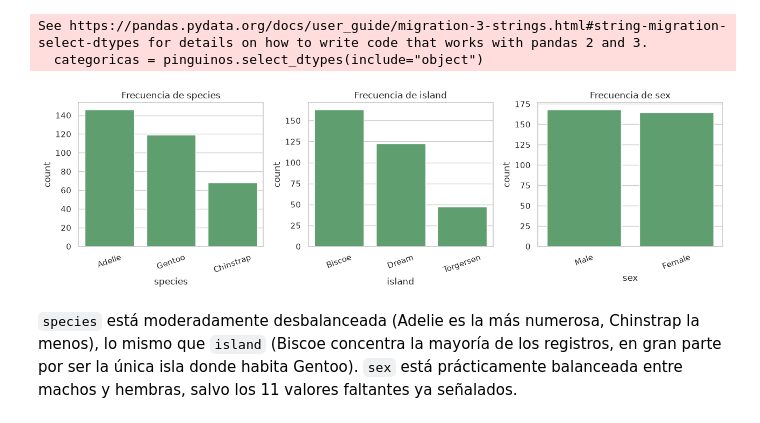
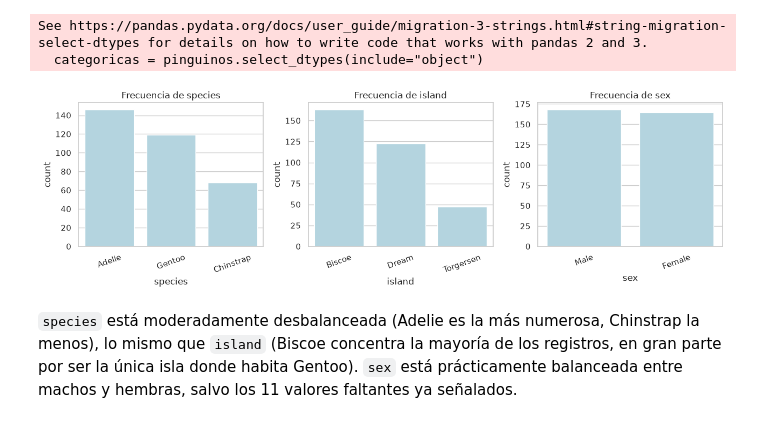
Before and after one commit to maxippacheco/tp1_lab_II_2026, a Jupyter notebook: TP1_Laboratorio_de_datos_2.ipynb, the cells around one changed output. Cells and saved outputs as stored; diff of their text form; code cells hidden in the pictures.

```diff
--- a/TP1_Laboratorio_de_datos_2.ipynb
+++ b/TP1_Laboratorio_de_datos_2.ipynb
@@ -166,7 +166,7 @@ numericas = pinguinos.select_dtypes(include="number")
 
 fig, axes = plt.subplots(1, 4, figsize=(13, 4))
 for ax, col in zip(axes, numericas):
-    sns.boxplot(y=pinguinos[col], ax=ax, color="#DD8452")
+    sns.boxplot(y=pinguinos[col], ax=ax, color="#add8e6")
     ax.set_title(col)
 fig.suptitle("Boxplots de variables numéricas", y=1.03)
 fig.tight_layout()
@@ -212,14 +212,14 @@ See https://pandas.pydata.org/docs/user_guide/migration-3-strings.html#string-mi
 # %%
 fig, axes = plt.subplots(1, 3, figsize=(13, 4))
 for ax, col in zip(axes, categoricas):
     orden = pinguinos[col].value_counts().index
-    sns.countplot(x=pinguinos[col], order=orden, ax=ax, color="#55A868")
+    sns.countplot(x=pinguinos[col], order=orden, ax=ax, color="#add8e6")
     ax.set_title(f"Frecuencia de {col}")
     ax.tick_params(axis="x", rotation=20)
 fig.tight_layout()
 plt.show()
 # %% [output]
-[figure, old version]
+[figure, new version]
 # %% [markdown]
 `species` está moderadamente desbalanceada (Adelie es la más numerosa, Chinstrap la menos), lo mismo que `island` (Biscoe concentra la mayoría de los registros, en gran parte por ser la única isla donde habita Gentoo). `sex` está prácticamente balanceada entre machos y hembras, salvo los 11 valores faltantes ya señalados.
 # %% [markdown]
```
Also changed, not shown: parts of 44 cells of this notebook, 4 other files.
